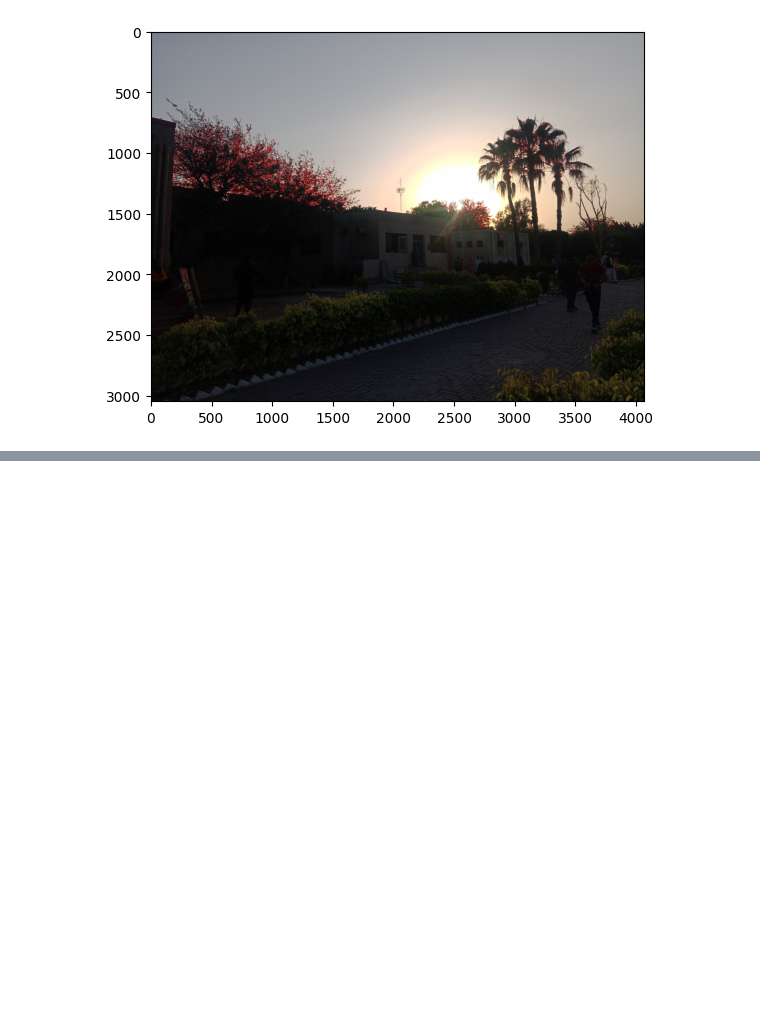
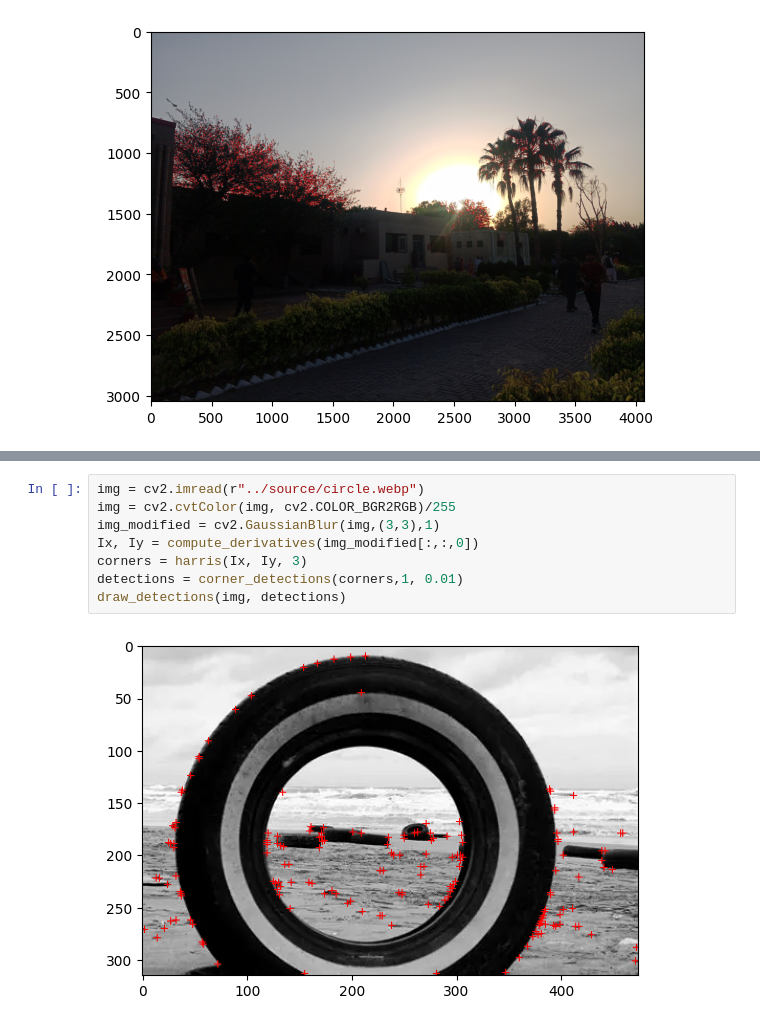
Before and after one commit to MUJ-1/cv-learning-practice, a Jupyter notebook: classical_cv/Feature_Extraction_Matching/feat_extract_match.ipynb, the cells around one changed output, grey strips where cells are left out. Drawn from its saved outputs; the diff is of its cells as text; blank space fills up the shorter version.

Commit message:
Applied Gaussian blurr to improve detection and remove noise

```diff
--- a/classical_cv/Feature_Extraction_Matching/feat_extract_match.ipynb
+++ b/classical_cv/Feature_Extraction_Matching/feat_extract_match.ipynb
@@ -95,0 +103,10 @@ draw_detections(checkerboard, detections)
+# %%
+img = cv2.imread(r"../source/circle.webp")
+img = cv2.cvtColor(img, cv2.COLOR_BGR2RGB)/255
+img_modified = cv2.GaussianBlur(img,(3,3),1)
+Ix, Iy = compute_derivatives(img_modified[:,:,0])
+corners = harris(Ix, Iy, 3)
+detections = corner_detections(corners,1, 0.01)
+draw_detections(img, detections)
+# %% [output]
+[figure, added]
```
Also changed, not shown: parts of 1 cell of this notebook, 1 other file.
